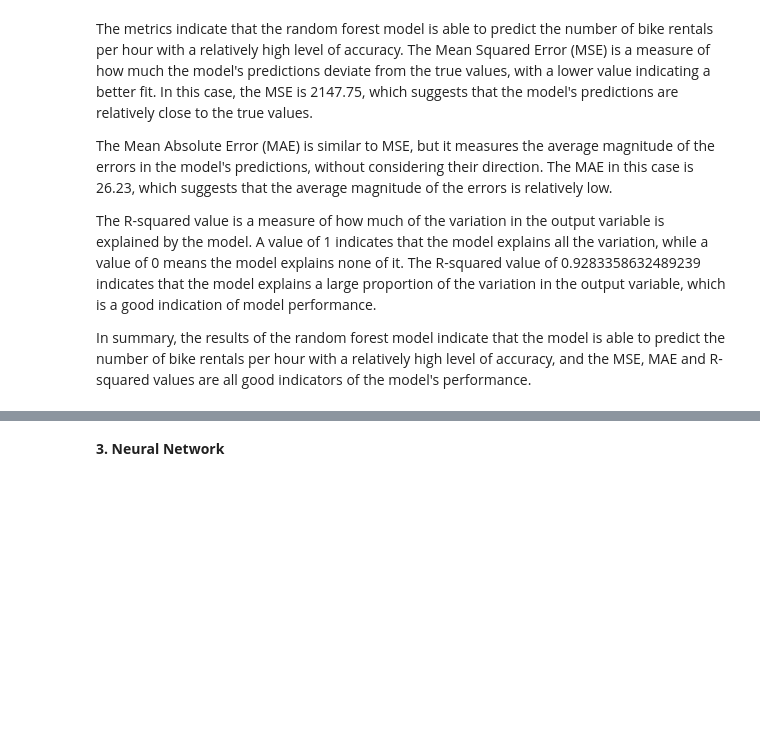
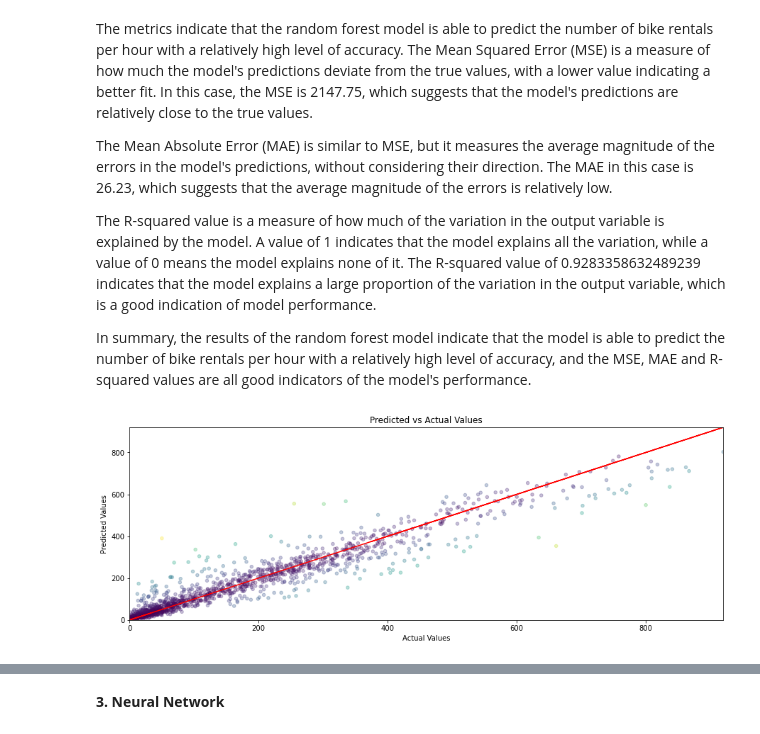
Before and after one commit to MoritzWagner13/Machine-Learning, a Jupyter notebook: Code_V1.5.ipynb, the cells around one changed output, grey strips where cells are left out. Drawn from its saved outputs; the diff is of its cells as text; code cells hidden in the pictures; blank space fills up the shorter version.

```diff
--- a/Code_V1.5.ipynb
+++ b/Code_V1.5.ipynb
@@ -1481,13 +1506,17 @@ In summary, the results of the random forest model indicate that the model is ab
 # %%
 # Create an array of colors based on the difference between the predicted and actual values
 colors = np.abs(y_test - y_pred)
 
 # Plot the predicted vs actual values on the holdout set
-plt.scatter(y_test, y_pred, c=colors)
+plt.scatter(y_test, y_pred, c=colors, s=20, alpha=0.3)
 plt.xlabel("Actual Values")
 plt.ylabel("Predicted Values")
 plt.title("Predicted vs Actual Values")
+plt.plot(y_test, y_test, color = "red")
+plt.axis([min(y_test), max(y_test), min(y_test), max(y_test)])
 plt.show()
+# %% [output]
+[figure, added]
 # %%
 # Plot the distribution of the feature importances
 importances = best_rf_model.feature_importances_
```
Also changed, not shown: parts of 29 cells of this notebook.
